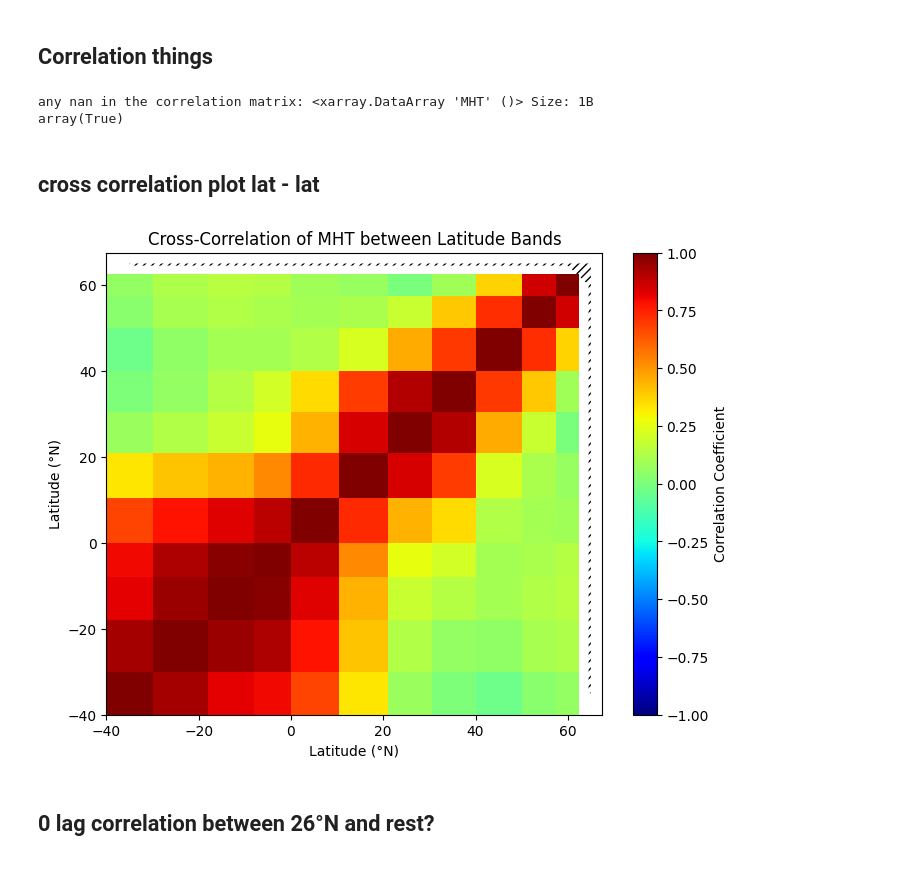
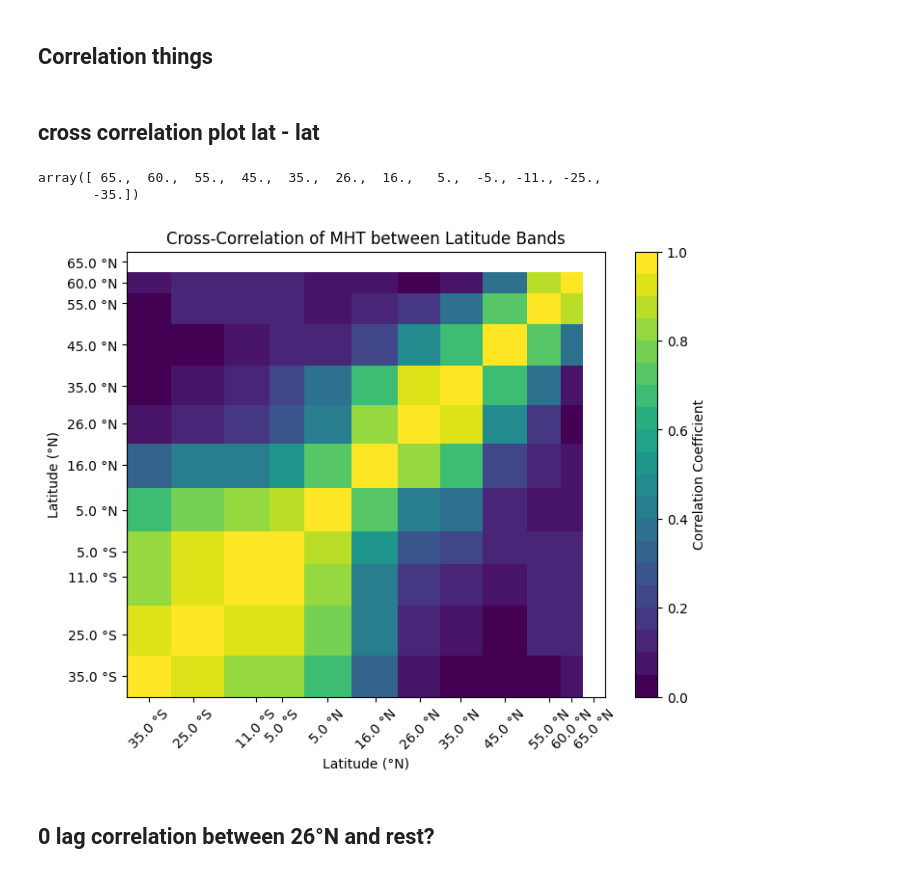
Before and after one commit to lea-dietz/masterthesis, a Jupyter notebook: coding/calafat_data.ipynb, the cells around one changed output. Cells and saved outputs as stored; diff of their text form; code cells hidden in the pictures.

Commit message:
different lat correlations tryout

```diff
--- a/coding/calafat_data.ipynb
+++ b/coding/calafat_data.ipynb
@@ -35,5 +37,6 @@ Coordinates:
 # %%
 lats = ds.LATITUDE.values
-lat_labels = [f"{lat} °{'N' if lat > 0 else 'S'}" for lat in lats]
+n_lats = len(lats)
+lat_labels = [f"{np.abs(lat)} °{'N' if lat > 0 else 'S'}" for lat in lats]
 print(lat_labels)
 # %% [output]
@@ -41,6 +44,6 @@ print(lat_labels)
 # %%
 
-def MHT_selection(ds, average=False, anomalies=False, one_band_sel=False, lat=None, statistics=False, printout=False):
+def MHT_selection(ds, average=True, anomalies=False, one_band_sel=False, lat=None, statistics=False, printout=False):
     """
     Select and process MHT data
     get anomalies and statistics,
@@ -64,6 +67,7 @@ def MHT_selection(ds, average=False, anomalies=False, one_band_sel=False, lat=No
     # Drop timesteps with any NaN
     MHT = MHT.dropna(dim="TIME", how="any")
     # get mean and std
+    MHt = _name(MHT, "MHT (all bands)")
     statistics_results = None
     if statistics:
         mht_mean = MHT.mean(dim="TIME", skipna=True)
@@ -242,32 +250,50 @@ plot_transport(mht, lats, vmin=0, cmap=cmap)
 MHT_copy = mht.rename(lat="lat2")
 
 corr = xr.corr(mht, MHT_copy,  dim="TIME")
-print("any nan in the correlation matrix:", np.isnan(corr).any()) # True! still nans in the correlation matrix, but not in MHT itself
+# print("any nan in the correlation matrix:", np.isnan(corr).any()) # True! still nans in the correlation matrix, but not in MHT itself
-# %% [output]
-any nan in the correlation matrix: <xarray.DataArray 'MHT' ()> Size: 1B
-array(True)
 # %% [markdown]
 ## cross correlation plot lat - lat
+# %%
+lats
+# %% [output]
+array([ 65.,  60.,  55.,  45.,  35.,  26.,  16.,   5.,  -5., -11., -25.,
+       -35.])
 # %%
+# MHT_copy_anom = mht_anom.rename(lat="lat2")
+
+# corr_anom = xr.corr(mht_anom, MHT_copy_anom,  dim="TIME")
+# corr = corr_anom
 fig = plt.figure(figsize=(8, 6))
+cmap = plt.get_cmap("viridis")
 
-plt.pcolormesh(lats, lats, corr, cmap='jet', vmin=-1, vmax=1)
+colors = cmap(np.linspace(0, 1, 20))
+# colors = cmap(np.linspace(0.5, 1, 10))
+sliced_cmap = ListedColormap(colors)
+
+plt.pcolormesh(lats, lats, corr, cmap=sliced_cmap, vmin=0, vmax=1)
+# plt.pcolormesh(lats, lats, corr, cmap=sliced_cmap, vmin=0.5, vmax=1)
 # origin lower put origin at bottom left, extent to set the axis limits to latitudes
 plt.colorbar(label='Correlation Coefficient')
 
-nan_mask = np.isnan(corr).astype(float)
-plt.contourf(lats, lats, nan_mask, levels=[0.9, 1.1],
-             hatches=['////'], colors='none', label='NaN Mask')
+# nan_mask = np.isnan(corr).astype(float)
+# plt.contourf(lats, lats, nan_mask, levels=[0.9, 1.1],
+#              hatches=['////'], colors='none', label='NaN Mask')
 # levels : to have contourf just draw the hatches where is 1 = True = there is nan
 
+plt.xticks(lats, lat_labels, rotation=45)
+plt.yticks(lats, lat_labels)
+# plt.xlim(lats[0], lats[7])
+# plt.ylim(lats[0], lats[7])
 # plt.xlim(0, lats[0])
 # plt.ylim(0, lats[0])
+
 
 plt.xlabel('Latitude (°N)')
 plt.ylabel('Latitude (°N)')
 plt.title('Cross-Correlation of MHT between Latitude Bands')
+# plt.savefig("figures/cross_corr/ZOOM_mht_correlation_latlat.png", dpi=300, bbox_inches='tight')
 plt.show()
 # %% [output]
-[figure, old version]
+[figure, new version]
 # %% [markdown]
 ## 0 lag correlation between 26°N and rest?
```
Also changed, not shown: parts of 10 cells of this notebook, 6 other files.
